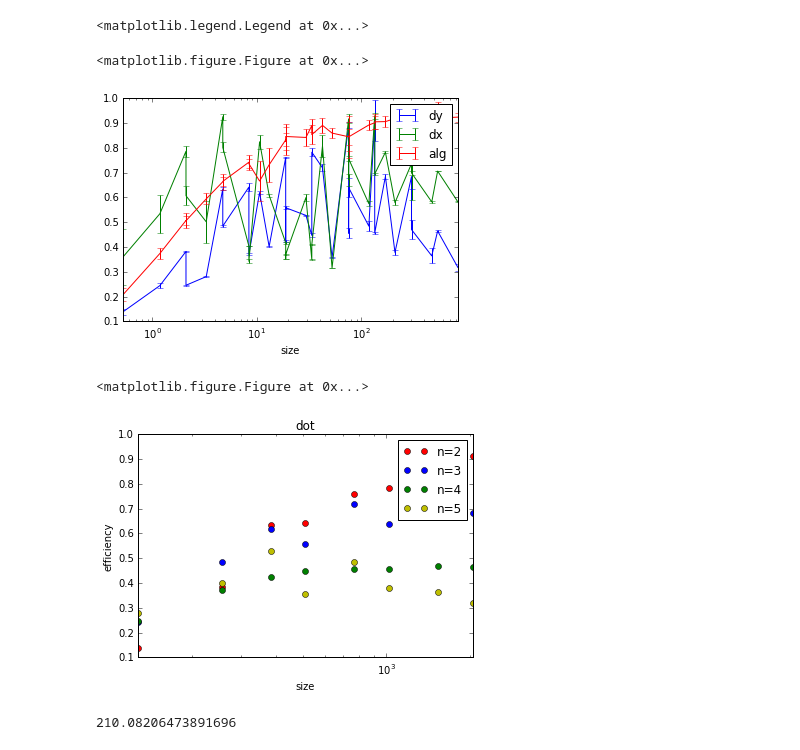
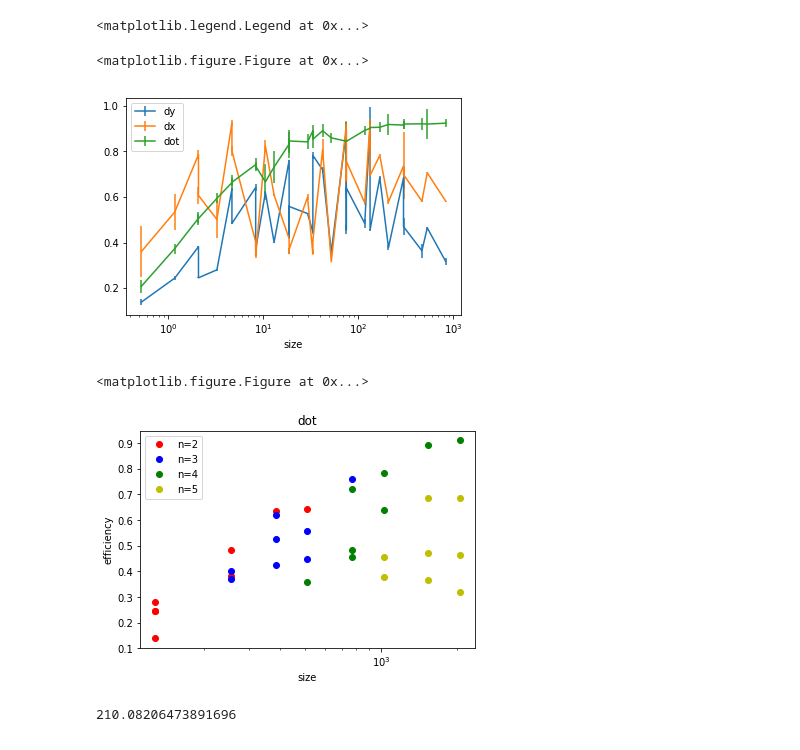
Before and after one commit to mwiesenberger/performance, a Jupyter notebook: analysis.ipynb, the cells around one changed output. Cells and saved outputs as stored; diff of their text form; code cells hidden in the pictures.

```diff
--- a/analysis.ipynb
+++ b/analysis.ipynb
@@ -7,7 +7,7 @@ memops = {'scal':2, 'axpby':3, 'pointwiseDot':6, 'dot':2, 'dx':3, 'dy':3,
          'arakawa':34, 'cg':42}
 # %%
 #read in csv file
-df1 = pd.read_csv('benchmark_skl_mpi1.csv', delimiter=' ')
+df1 = pd.read_csv('benchmark_gtx1060.csv', delimiter=' ')
 #add size and get rid of non-relevant columns
 df1.insert(0,'size', 8*df1['n']*df1['n']*df1['Nx']*df1['Ny']/1e6)
 dfb=df1
@@ -42,14 +61,14 @@ efficiency=efficiency.sort_values(by='size')
 # %%
 fig=plt.figure()
 ax = efficiency['dy'].plot(style='ro',x=efficiency.loc[:,'size'],y='eff',yerr='eff_err')
 ax = efficiency['dx'].plot(style='ro',x=efficiency.loc[:,'size'],y='eff',yerr='eff_err',ax=ax)
 ax = efficiency['dot'].plot(style='ro',x=efficiency.loc[:,'size'],y='eff',yerr='eff_err',ax=ax)
 plt.xscale('log')
-ax.legend(['dy','dx','alg'])
+ax.legend(['dy','dx','dot'])
 # %% [output]
 <matplotlib.legend.Legend at 0x...>
 <matplotlib.figure.Figure at 0x...>
-[figure, old version]
+[figure, new version]
 # %%
 fig=plt.figure()
 plotlist = [('dy','eff')]
@@ -69,5 +88,5 @@ plt.show()
 base_bandwidth
 # %% [output]
 <matplotlib.figure.Figure at 0x...>
-[figure, old version]
+[figure, new version]
 210.08206473891696
```
Also changed, not shown: parts of 2 cells of this notebook, 2 other files.
